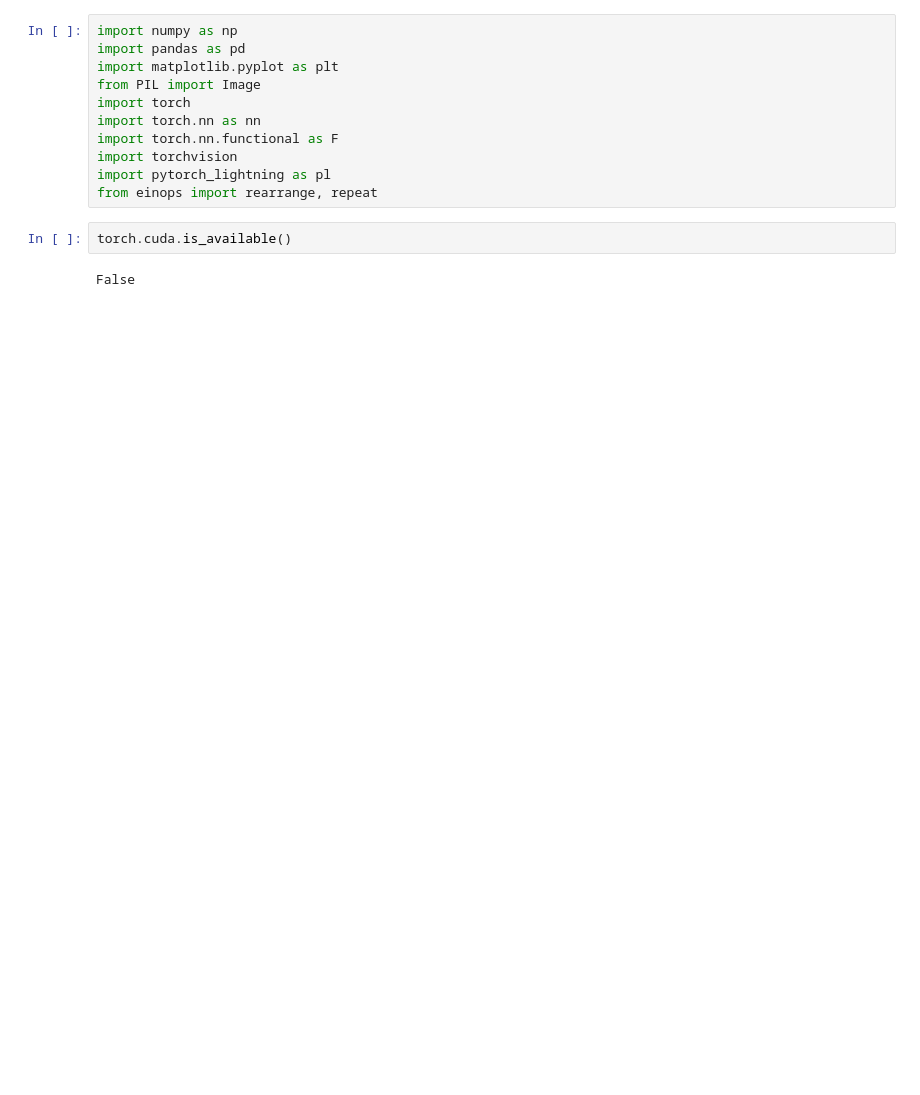
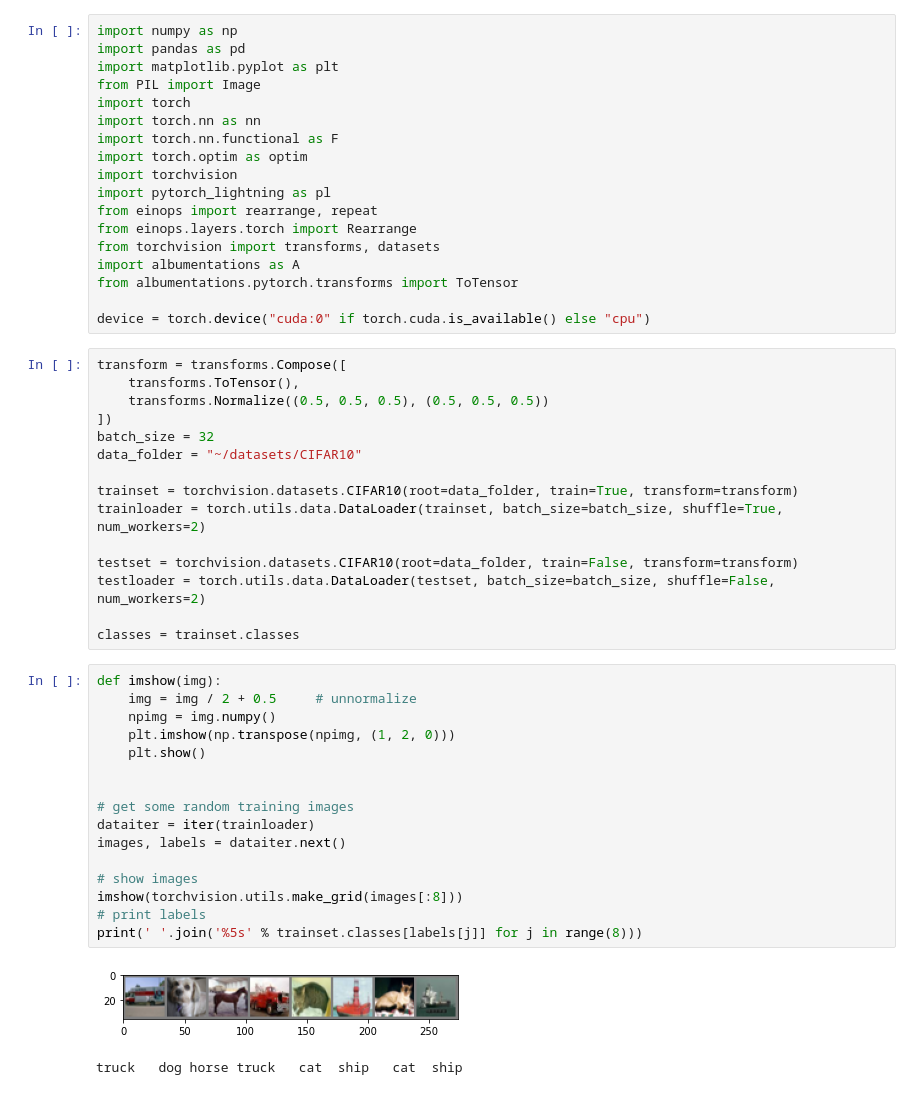
Before and after one commit to nordmtr/vitransformer, a Jupyter notebook: notebooks/Transformer.ipynb, the cells around one changed output. Cells and saved outputs as stored; diff of their text form; blank space fills up the shorter version.

Commit message:
vanilla ViT without augs on cifar10

```diff
--- a/notebooks/Transformer.ipynb
+++ b/notebooks/Transformer.ipynb
@@ -6,10 +6,47 @@ from PIL import Image
 import torch
 import torch.nn as nn
 import torch.nn.functional as F
+import torch.optim as optim
 import torchvision
 import pytorch_lightning as pl
 from einops import rearrange, repeat
+from einops.layers.torch import Rearrange
+from torchvision import transforms, datasets
+import albumentations as A
+from albumentations.pytorch.transforms import ToTensor
+
+device = torch.device("cuda:0" if torch.cuda.is_available() else "cpu")
-# %%
-torch.cuda.is_available()
-# %% [output]
-False
+# %%
+transform = transforms.Compose([
+    transforms.ToTensor(),
+    transforms.Normalize((0.5, 0.5, 0.5), (0.5, 0.5, 0.5))
+])
+batch_size = 32
+data_folder = "~/datasets/CIFAR10"
+
+trainset = torchvision.datasets.CIFAR10(root=data_folder, train=True, transform=transform)
+trainloader = torch.utils.data.DataLoader(trainset, batch_size=batch_size, shuffle=True, num_workers=2)
+
+testset = torchvision.datasets.CIFAR10(root=data_folder, train=False, transform=transform)
+testloader = torch.utils.data.DataLoader(testset, batch_size=batch_size, shuffle=False, num_workers=2)
+
+classes = trainset.classes
+# %%
+def imshow(img):
+    img = img / 2 + 0.5     # unnormalize
+    npimg = img.numpy()
+    plt.imshow(np.transpose(npimg, (1, 2, 0)))
+    plt.show()
+
+
+# get some random training images
+dataiter = iter(trainloader)
+images, labels = dataiter.next()
+
+# show images
+imshow(torchvision.utils.make_grid(images[:8]))
+# print labels
+print(' '.join('%5s' % trainset.classes[labels[j]] for j in range(8)))
+# %% [output]
+[figure, added]
+truck   dog horse truck   cat  ship   cat  ship
```
Also changed, not shown: parts of 13 cells of this notebook.
